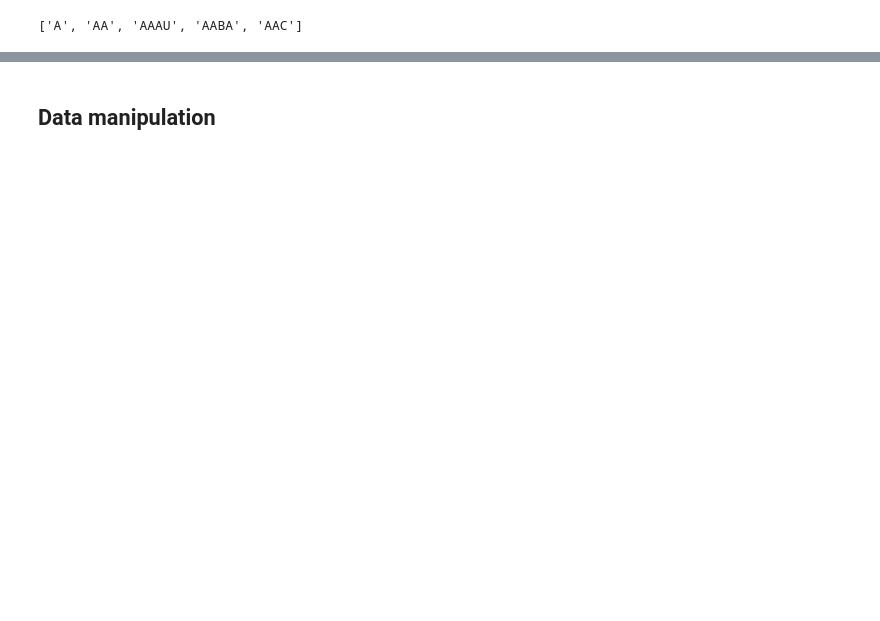
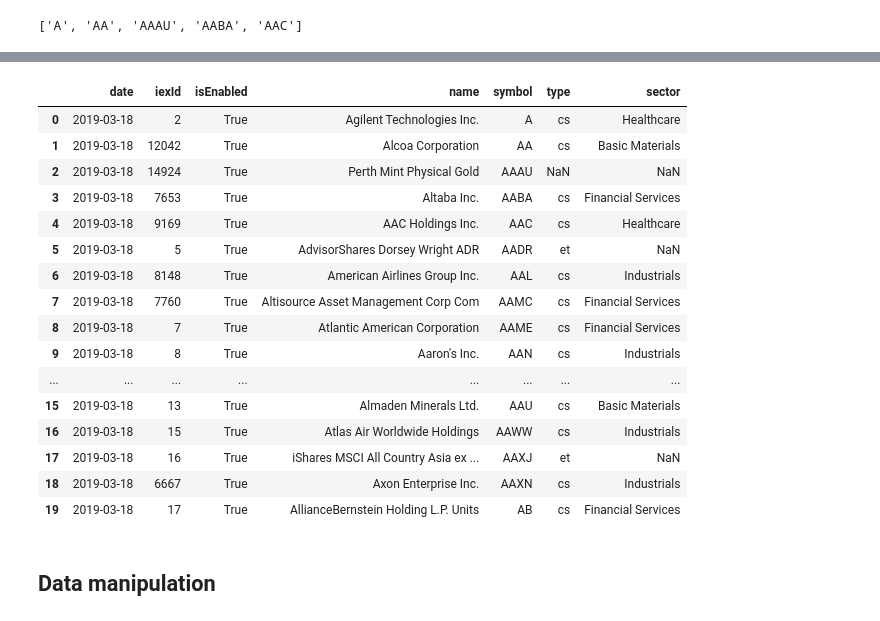
Before and after one commit to NumEconCopenhagen/projects-2019-wms, a Jupyter notebook: dataproject/dataProject.ipynb, the cells around one changed output, grey strips where cells are left out. Saved outputs shown, nothing was run; the diff lists cells and outputs as text; code cells hidden in the pictures; blank space fills up the shorter version.

```diff
--- a/dataproject/dataProject.ipynb
+++ b/dataproject/dataProject.ipynb
@@ -123,6 +113,26 @@ df_sect=df_sect.rename(columns={0 : 'sector'}) #renaming col
 
 #Merging onto df_ticker
 df_ticker=pd.merge(df_ticker, df_sect, how='left',  left_on=df_ticker['symbol'], right_index=True)
+# %%
+df_ticker.iloc[:20]
+# %% [output]
+|  | date | iexId | isEnabled | name | symbol | type | sector |
+| 0 | 2019-03-18 | 2 | True | Agilent Technologies Inc. | A | cs | Healthcare |
+| 1 | 2019-03-18 | 12042 | True | Alcoa Corporation | AA | cs | Basic Materials |
+| 2 | 2019-03-18 | 14924 | True | Perth Mint Physical Gold | AAAU | NaN | NaN |
+| 3 | 2019-03-18 | 7653 | True | Altaba Inc. | AABA | cs | Financial Services |
+| 4 | 2019-03-18 | 9169 | True | AAC Holdings Inc. | AAC | cs | Healthcare |
+| 5 | 2019-03-18 | 5 | True | AdvisorShares Dorsey Wright ADR | AADR | et | NaN |
+| 6 | 2019-03-18 | 8148 | True | American Airlines Group Inc. | AAL | cs | Industrials |
+| 7 | 2019-03-18 | 7760 | True | Altisource Asset Management Corp Com | AAMC | cs | Financial Services |
+| 8 | 2019-03-18 | 7 | True | Atlantic American Corporation | AAME | cs | Financial Services |
+| 9 | 2019-03-18 | 8 | True | Aaron's Inc. | AAN | cs | Industrials |
+| ... | ... | ... | ... | ... | ... | ... | ... |
+| 15 | 2019-03-18 | 13 | True | Almaden Minerals Ltd. | AAU | cs | Basic Materials |
+| 16 | 2019-03-18 | 15 | True | Atlas Air Worldwide Holdings | AAWW | cs | Industrials |
+| 17 | 2019-03-18 | 16 | True | iShares MSCI All Country Asia ex ... | AAXJ | et | NaN |
+| 18 | 2019-03-18 | 6667 | True | Axon Enterprise Inc. | AAXN | cs | Industrials |
+| 19 | 2019-03-18 | 17 | True | AllianceBernstein Holding L.P. Units | AB | cs | Financial Services |
 # %%
 #exporting
 #df_close.to_csv('df_close.csv', sep=';', index=True)
```
Also changed, not shown: parts of 30 cells of this notebook.
